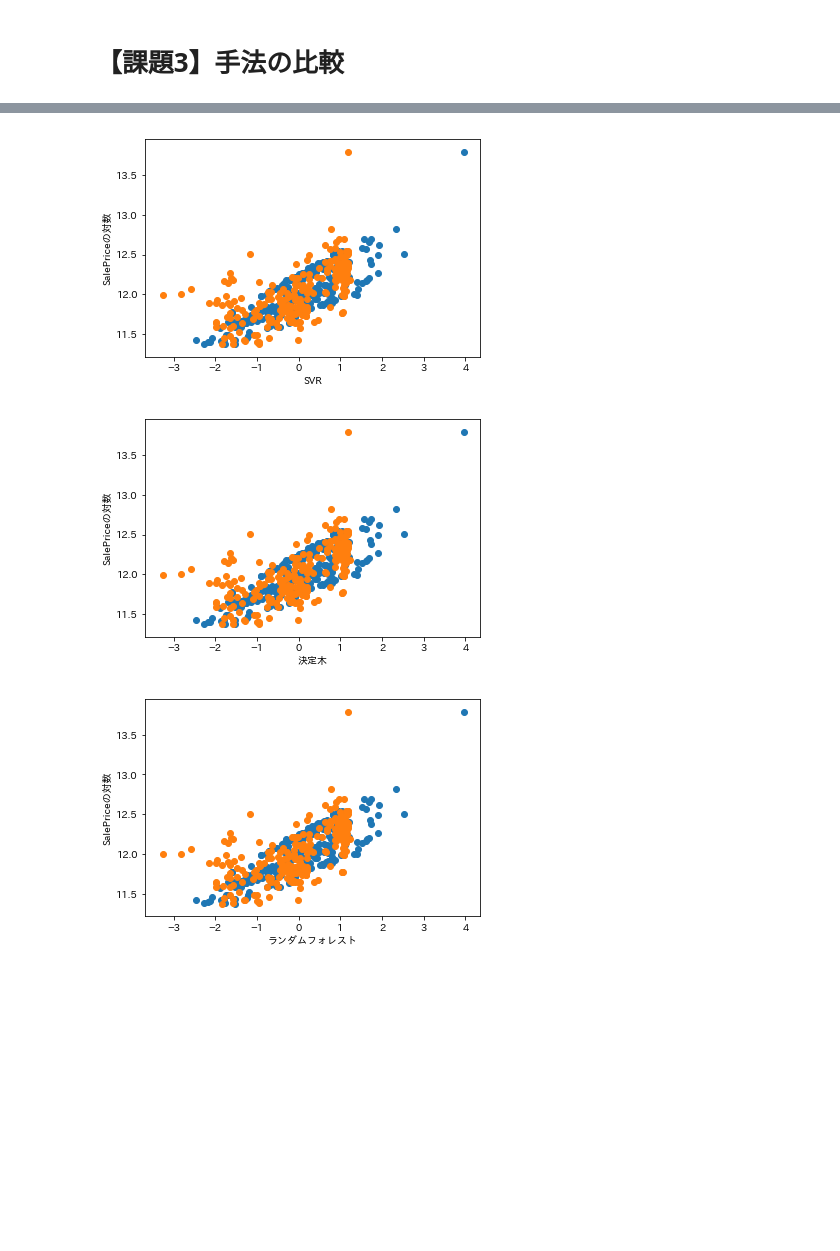
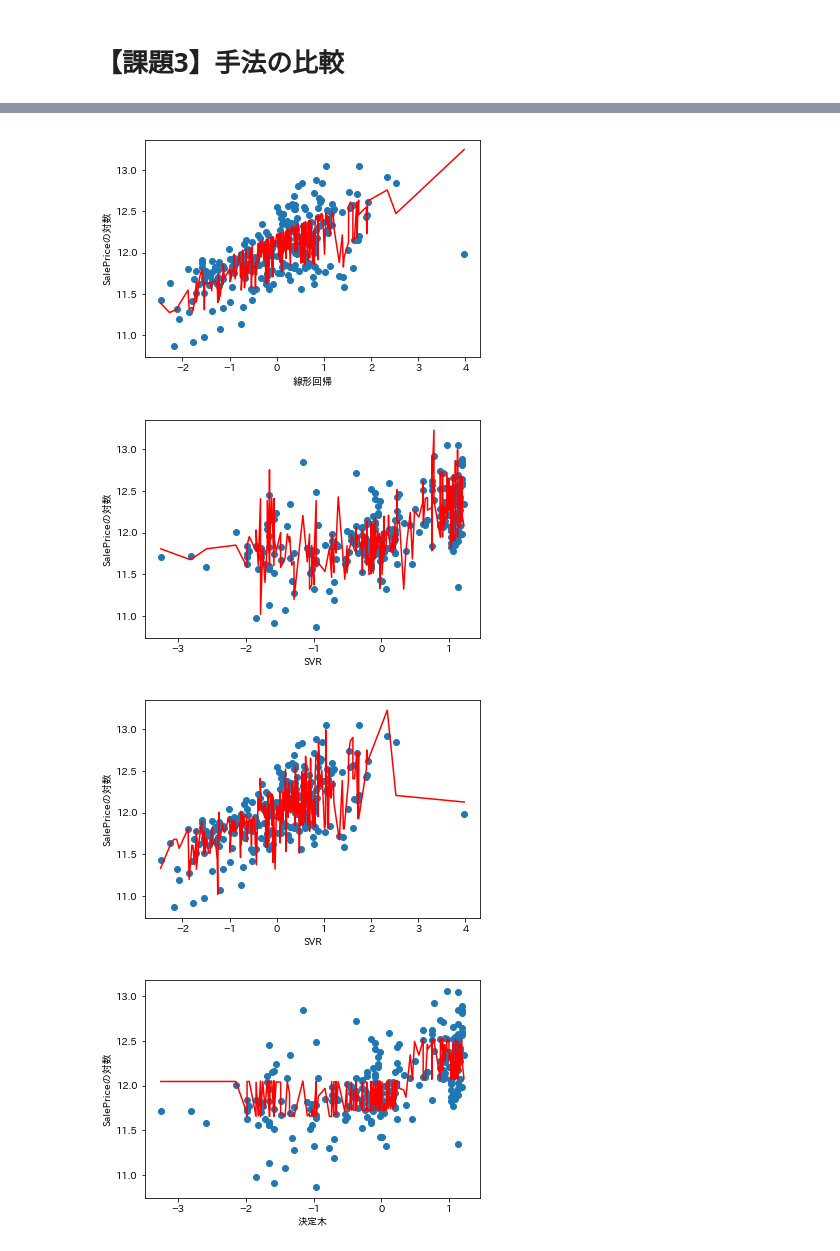
Before and after one commit to yousuke-shiraishi/diveintocode-ml, a Jupyter notebook: week4/week4-work2.ipynb, the cells around one changed output, grey strips where cells are left out. Cells and saved outputs as stored; diff of their text form; code cells hidden in the pictures; blank space fills up the shorter version.

```diff
--- a/week4/week4-work2.ipynb
+++ b/week4/week4-work2.ipynb
@@ -116,6 +122,12 @@ reg.score(X_train_std, y_train)
 0.7439500455812423
 # %% [markdown]
 #### ３次元の多項式としても２次元とあまり変わらないので以下の評価は２次元で行く。あまり次元を増やすと過学習になるため。
+# %%
+regr = Pipeline([
+    ('poly', PolynomialFeatures(degree=2)),
+    ('linear', LinearRegression())
+])
+reg = regr.fit(X_train_std, y_train)
 # %%
 y_pred = reg.predict(X_test_std)
 # %%
@@ -139,0 +146,6 @@ plt.show()
+# %%
+plt.scatter(X_test_std[:,1],y_test,label = 'YearBuilt')
+sort_idex = X_test_std[:,1].argsort()
+plt.plot(X_test_std[:,1][sort_idex],y_pred[sort_idex], color = 'red')
+plt.ylabel("SalePriceの対数")
+plt.show()
@@ -150,6 +164,7 @@ from sklearn.svm import SVR
 from sklearn.model_selection import cross_val_score
 from sklearn.tree import DecisionTreeRegressor
 from sklearn.ensemble import RandomForestRegressor
+df = pd.read_csv('train.csv')
 clfs_list=[]
 reg = LinearRegression()
 clfs_list.append(reg)
@@ -174,15 +192,25 @@ cls_ms=[]
 #"線形回帰","SVR","決定木","ランダムフォレスト"の順で評価していく
 index = ["線形回帰","SVR","決定木","ランダムフォレスト"]
 for clf, clf_name  in zip(clfs_list,index):
-    clf.fit(X_train,y_train)
-    pred_y = clf.predict(X_test_std)
-    plt.scatter(X_test_std[:,0],y_pred,label ='GrLivArea' )
-    plt.scatter(X_test_std[:,1],y_pred,label = 'YearBuilt')
-    plt.xlabel(str(clf_name))
-    plt.ylabel("SalePriceの対数")
-    plt.show()
+    clf.fit(X_train_std,y_train)
+    y_pred = clf.predict(X_test_std)
+
     #平均二乗誤差をリストに追加
     cls_ms.append(mean_squared_error(y_test, y_pred))
     #学習の正解率を追加
     cls_score.append(clf.score(X_test,y_test))
+
+    plt.scatter(X_test_std[:,1],y_test,label = 'YearBuilt')
+    sort_idex = X_test_std[:,1].argsort()
+    plt.plot(X_test_std[:,1][sort_idex],y_pred[sort_idex], color = 'red')
+    plt.ylabel("SalePriceの対数")
+    plt.xlabel(str(clf_name))
+    plt.show()
+
+    plt.scatter(X_test_std[:,0],y_test,label ='GrLivArea' )
+    sort_idex = X_test_std[:,0].argsort()
+    plt.plot(X_test_std[:,0][sort_idex],y_pred[sort_idex],color="red")
+    plt.xlabel(str(clf_name))
+    plt.ylabel("SalePriceの対数")
+    plt.show()
 # %% [output]
@@ -190,3 +218,4 @@ for clf, clf_name  in zip(clfs_list,index):
-[figure, old version]
+[figure, new version]
-[figure, old version]
+[figure, new version]
-[figure, old version]
+[figure, new version]
+[figure, added]
```
Also changed, not shown: parts of 10 cells of this notebook.
